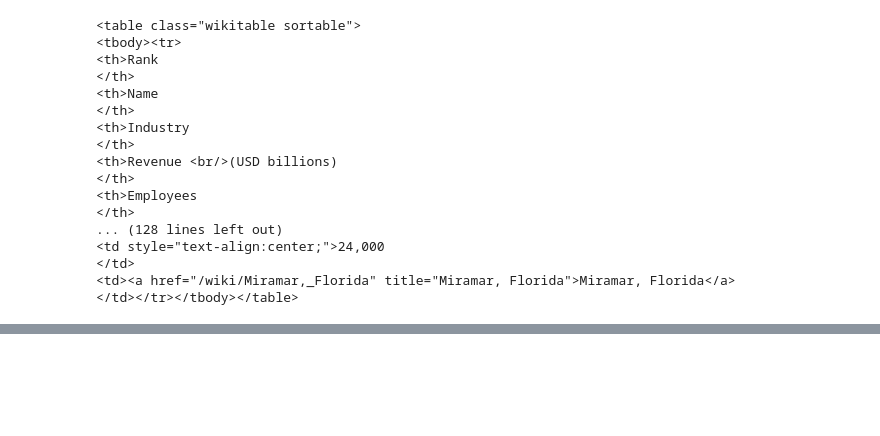
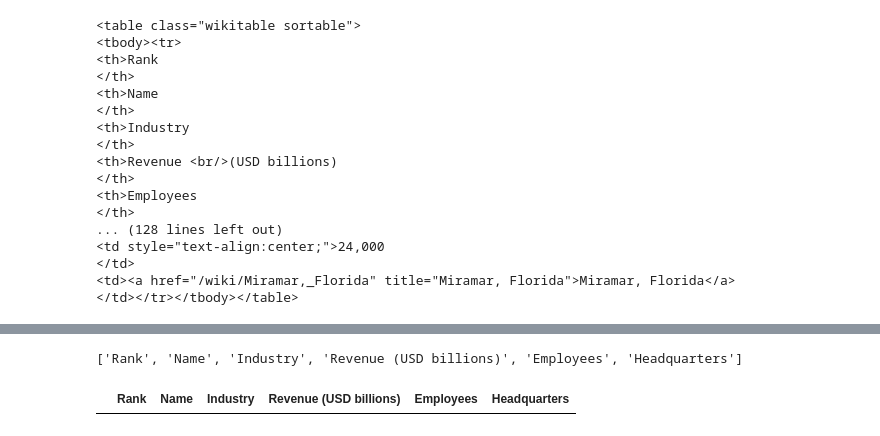
Before and after one commit to Arslan0604/BS4_project_1_part, a Jupyter notebook: BS_project_1_part.ipynb, the cells around one changed output, grey strips where cells are left out. Saved outputs shown, nothing was run; the diff lists cells and outputs as text; code cells hidden in the pictures; blank space fills up the shorter version.

```diff
--- a/BS_project_1_part.ipynb
+++ b/BS_project_1_part.ipynb
@@ -88,4 +88,4 @@ print(table)
 <td><a href="/wiki/Miramar,_Florida" title="Miramar, Florida">Miramar, Florida</a>
 </td></tr></tbody></table>
 # %%
-soup.find_all('th')
+world_title = table.find_all('th')
@@ -109,0 +102,6 @@ soup.find_all('th')
+# %%
+world_table_title = [ title.text.strip() for title in world_title]
+# %%
+print(world_table_title)
+# %% [output]
+['Rank', 'Name', 'Industry', 'Revenue (USD billions)', 'Employees', 'Headquarters']
@@ -109,0 +110,5 @@ soup.find_all('th')
+# %%
+df = pd.DataFrame(columns=world_table_title)
+df
+# %% [output]
+|  | Rank | Name | Industry | Revenue (USD billions) | Employees | Headquarters |
```
Also changed, not shown: parts of 5 cells of this notebook, 1 other file.
